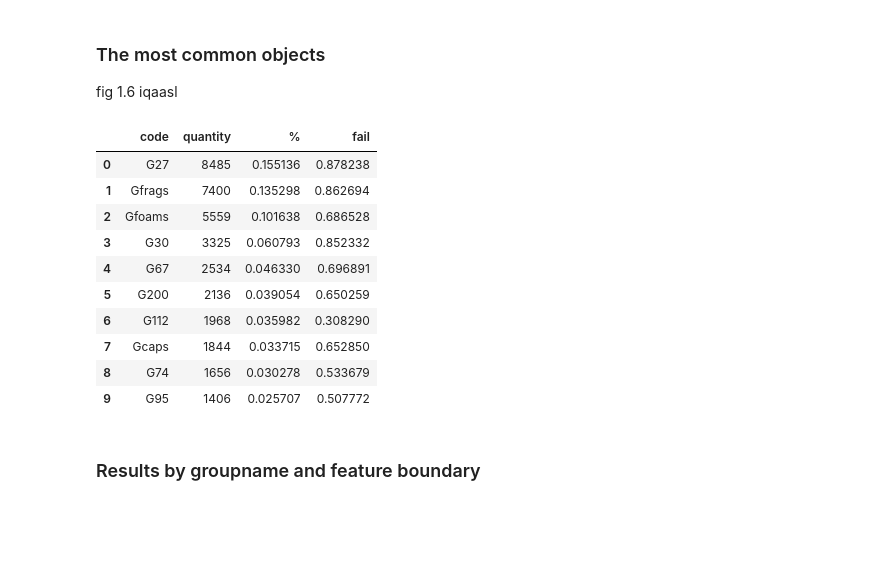
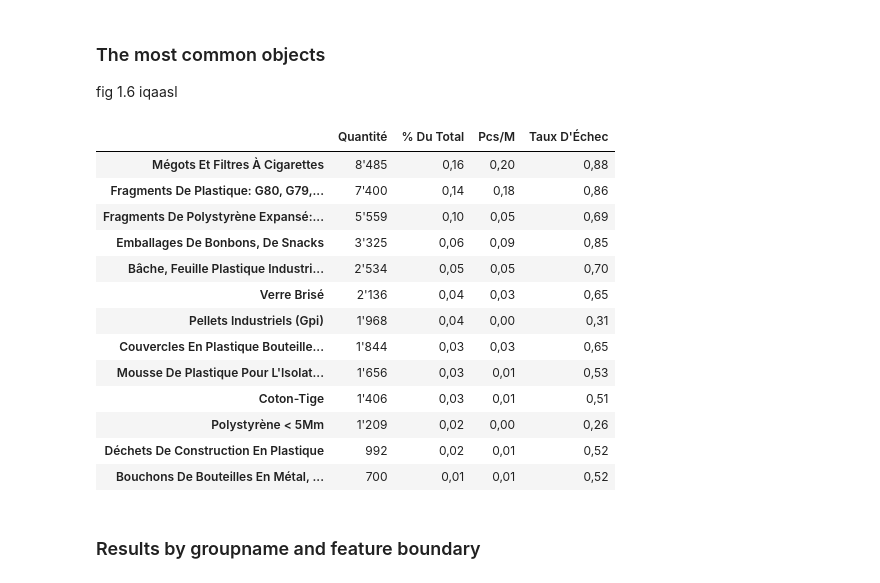
Before and after one commit to hammerdirt-analyst/feb_2024, a Jupyter notebook: testing_data_models.ipynb, the cells around one changed output. Saved outputs shown, nothing was run; the diff lists cells and outputs as text; code cells hidden in the pictures; blank space fills up the shorter version.

Commit message:
added styler methods to aggregate functions for display in .html

```diff
--- a/testing_data_models.ipynb
+++ b/testing_data_models.ipynb
@@ -290,7 +677,7 @@ The feature type is a label that applies to general conditions of use for the lo
 
 Designates the larger geographic region of the survey location. For lakes and rivers it is the name of the catchment area or river basin. For parcs it is the the type of park ie.. les Alpes. Recall that each feature has a name, for example Alpes Lépontines is the the name of a feature in the geographic region of _Les Alpes_.
 # %%
-surveys = combine_survey_files(survey_data)
+surveys = combine_survey_files(survey_files)
 codes = pd.read_csv(code_data).set_index("code")
 beaches = pd.read_csv(beach_data).set_index("slug")
 land_cover = pd.read_csv(land_cover_data)
@@ -444,6 +841,24 @@ fig 1.6 iqaasl
 # sum the cumulative quantity for each code and calculate the median pcs/meter
 code_totals = aggregate_dataframe(code_result_df.copy(), ["code"], {"quantity":"sum", "pcs_m":"median"})
 
-# find the top ten codes
+# collect
 abundant = get_top_x_records_with_max_quantity(code_totals.copy(), "quantity", "code", len(code_totals))
-abundant
+
+# identify the objects that were found in at least 50% of the samples
+# calculate the quantity per sample for each code and sample
+occurrences = aggregate_dataframe(code_result_df, ["loc_date", "code"], {"quantity":"sum"})
+
+# count the number of times that an object was counted > 0
+# and divide it by the total number of samples
+event_counts  = count_objects_with_positive_quantity(occurrences)
+
+# calculate the rate of occurence per unit of measure
+rates = calculate_rate_per_unit(code_result_df, code_result_df.code.unique())
+
+# add the unit rates and fail rates
+abundance = merge_dataframes_on_column_and_index(abundant, rates["pcs_m"], left_column="code", validate="one_to_one")
+abundance["fail rate"] = abundance.code.apply(lambda x: event_counts.loc[x])
+
+# this is the complete inventory with summary
+# statistics for each objecabundance.sort_values(by="quantity", inplace=True, ascending=False)
+abundance.reset_index(inplace=True, drop=True)
@@ -494,19 +873,38 @@ abundant.reset_index(inplace=True, drop=True)
 
 fig 1.6 iqaasl
 # %%
-the_most_common = abundant[(abundant.quantity > abundant.loc[10, "quantity" ]) | (abundant["%"] >= 0.5)]
-the_most_common
+# arguments to slice the data by column
+column_one = {
+    'column': 'quantity',
+    'val': abundance.loc[10, 'quantity']
+}
+
+column_two = {
+    'column':'fail rate',
+    'val': 0.5
+}
+
+# use the inventory to find the most common objects
+the_most_common = display_tabular_data_by_column_values(abundance.copy(), column_one, column_two, 'code')
+
+# t = translate_for_display(the_most_common, l_mapi, lang)
+# # translated_and_style_for_display(the_most_common.copy(),l_mapi, lang, gradient=False)
+# t.style.format(**format_kwargs).set_table_styles(table_css_styles).applymap(color_gradient, cmap=newcmp)
+translated_and_style_for_display(the_most_common.copy(),l_mapi, lang, gradient=False)
 # %% [output]
-|  | code | quantity | % | fail |
-| 0 | G27 | 8485 | 0.155136 | 0.878238 |
-| 1 | Gfrags | 7400 | 0.135298 | 0.862694 |
-| 2 | Gfoams | 5559 | 0.101638 | 0.686528 |
-| 3 | G30 | 3325 | 0.060793 | 0.852332 |
-| 4 | G67 | 2534 | 0.046330 | 0.696891 |
-| 5 | G200 | 2136 | 0.039054 | 0.650259 |
-| 6 | G112 | 1968 | 0.035982 | 0.308290 |
-| 7 | Gcaps | 1844 | 0.033715 | 0.652850 |
-| 8 | G74 | 1656 | 0.030278 | 0.533679 |
-| 9 | G95 | 1406 | 0.025707 | 0.507772 |
+|  | Quantité | % Du Total | Pcs/M | Taux D'Échec |
+| Mégots Et Filtres À Cigarettes | 8'485 | 0,16 | 0,20 | 0,88 |
+| Fragments De Plastique: G80, G79,... | 7'400 | 0,14 | 0,18 | 0,86 |
+| Fragments De Polystyrène Expansé:... | 5'559 | 0,10 | 0,05 | 0,69 |
+| Emballages De Bonbons, De Snacks | 3'325 | 0,06 | 0,09 | 0,85 |
+| Bâche, Feuille Plastique Industri... | 2'534 | 0,05 | 0,05 | 0,70 |
+| Verre Brisé | 2'136 | 0,04 | 0,03 | 0,65 |
+| Pellets Industriels (Gpi) | 1'968 | 0,04 | 0,00 | 0,31 |
+| Couvercles En Plastique Bouteille... | 1'844 | 0,03 | 0,03 | 0,65 |
+| Mousse De Plastique Pour L'Isolat... | 1'656 | 0,03 | 0,01 | 0,53 |
+| Coton-Tige | 1'406 | 0,03 | 0,01 | 0,51 |
+| Polystyrène < 5Mm | 1'209 | 0,02 | 0,00 | 0,26 |
+| Déchets De Construction En Plastique | 992 | 0,02 | 0,01 | 0,52 |
+| Bouchons De Bouteilles En Métal, ... | 700 | 0,01 | 0,01 | 0,52 |
 # %% [markdown]
 ### Results by groupname and feature boundary
```
Also changed, not shown: parts of 24 cells of this notebook, 5 other files.
